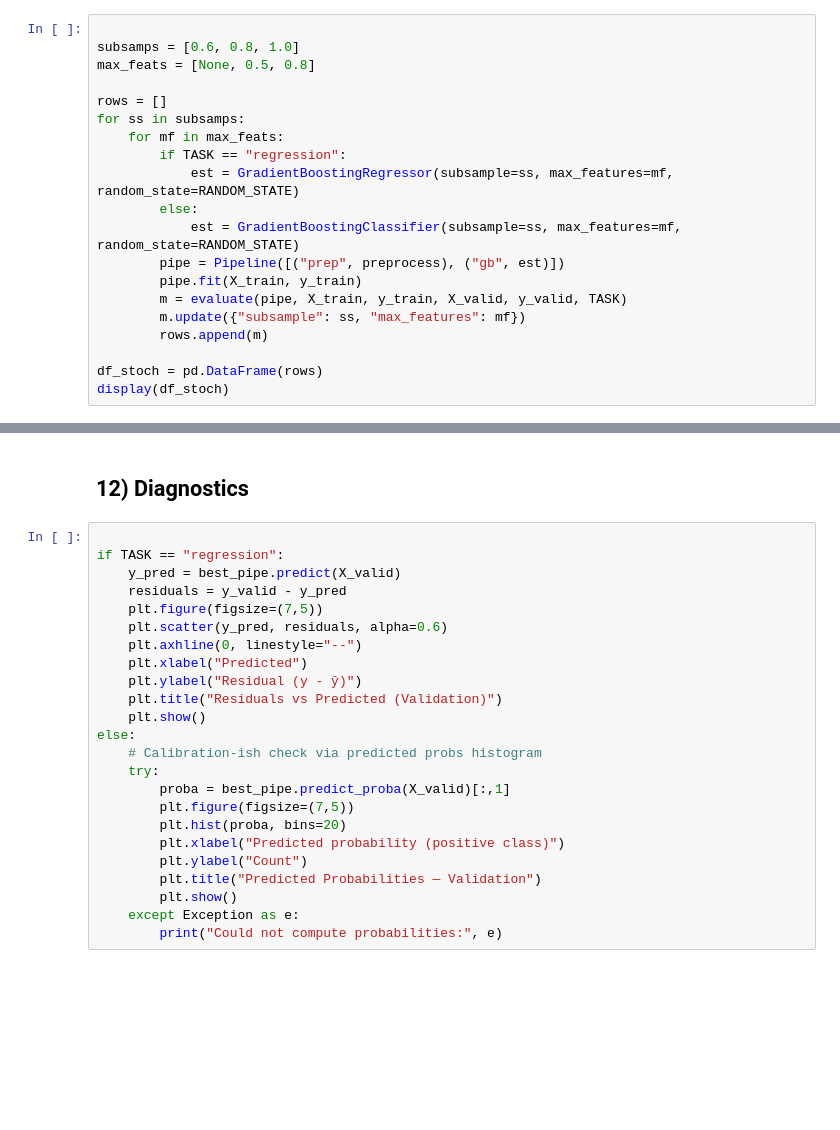
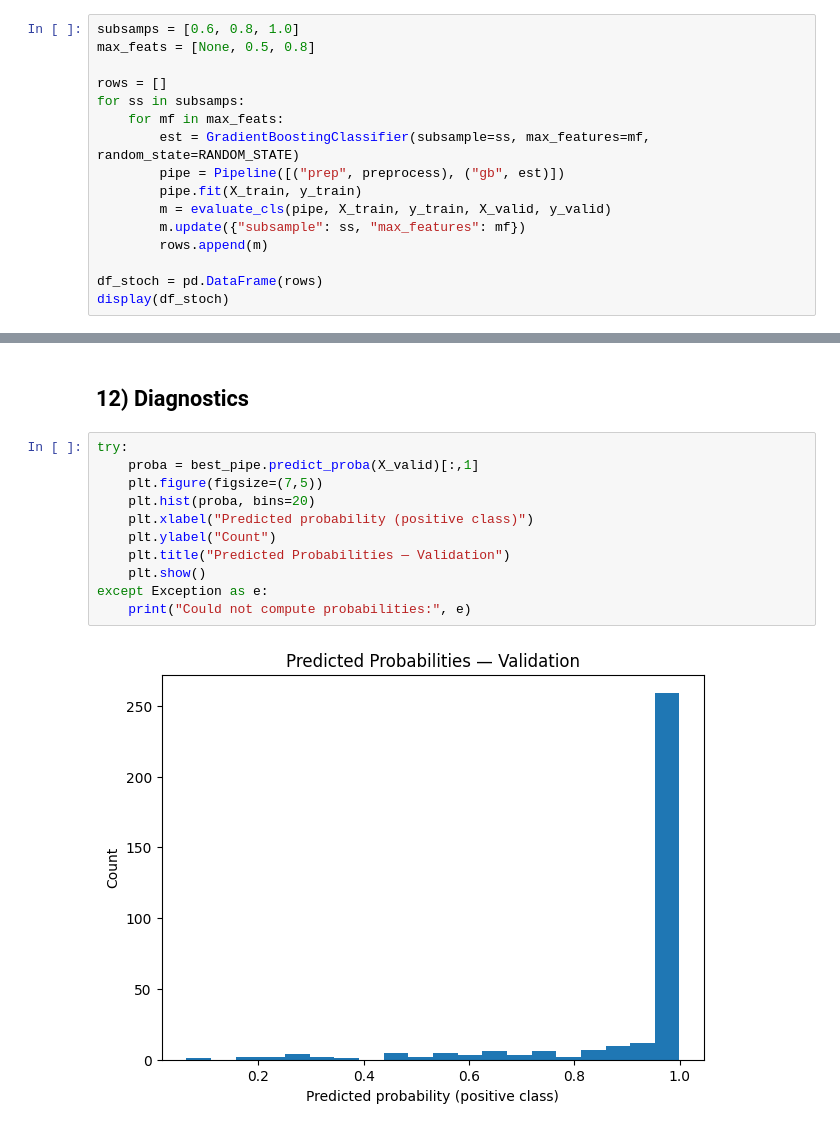
Before and after one commit to auwineza/OMDS-ModC-Week9-Uwineza-Annick, a Jupyter notebook: OMDS - ModC - Week9- Uwineza - Annick.ipynb, the cells around one changed output, grey strips where cells are left out. Drawn from its saved outputs; the diff is of its cells as text; blank space fills up the shorter version.

```diff
--- a/OMDS - ModC - Week9- Uwineza - Annick.ipynb
+++ b/OMDS - ModC - Week9- Uwineza - Annick.ipynb
@@ -253,20 +250,16 @@ else:
 # %% [markdown]
 ## 8) Stochastic Gradient Boosting (subsample, max_features)
 # %%
-
 subsamps = [0.6, 0.8, 1.0]
 max_feats = [None, 0.5, 0.8]
 
 rows = []
 for ss in subsamps:
     for mf in max_feats:
-        if TASK == "regression":
-            est = GradientBoostingRegressor(subsample=ss, max_features=mf, random_state=RANDOM_STATE)
-        else:
-            est = GradientBoostingClassifier(subsample=ss, max_features=mf, random_state=RANDOM_STATE)
+        est = GradientBoostingClassifier(subsample=ss, max_features=mf, random_state=RANDOM_STATE)
         pipe = Pipeline([("prep", preprocess), ("gb", est)])
         pipe.fit(X_train, y_train)
-        m = evaluate(pipe, X_train, y_train, X_valid, y_valid, TASK)
+        m = evaluate_cls(pipe, X_train, y_train, X_valid, y_valid)
         m.update({"subsample": ss, "max_features": mf})
         rows.append(m)
 
@@ -369,26 +380,15 @@ plt.show()
 # %% [markdown]
 ## 12) Diagnostics
 # %%
-
-if TASK == "regression":
-    y_pred = best_pipe.predict(X_valid)
-    residuals = y_valid - y_pred
+try:
+    proba = best_pipe.predict_proba(X_valid)[:,1]
     plt.figure(figsize=(7,5))
-    plt.scatter(y_pred, residuals, alpha=0.6)
-    plt.axhline(0, linestyle="--")
-    plt.xlabel("Predicted")
-    plt.ylabel("Residual (y - ŷ)")
-    plt.title("Residuals vs Predicted (Validation)")
+    plt.hist(proba, bins=20)
+    plt.xlabel("Predicted probability (positive class)")
+    plt.ylabel("Count")
+    plt.title("Predicted Probabilities — Validation")
     plt.show()
-else:
-    # Calibration-ish check via predicted probs histogram
-    try:
-        proba = best_pipe.predict_proba(X_valid)[:,1]
-        plt.figure(figsize=(7,5))
-        plt.hist(proba, bins=20)
-        plt.xlabel("Predicted probability (positive class)")
-        plt.ylabel("Count")
-        plt.title("Predicted Probabilities — Validation")
-        plt.show()
-    except Exception as e:
-        print("Could not compute probabilities:", e)
+except Exception as e:
+    print("Could not compute probabilities:", e)
+# %% [output]
+[figure, added]
```
Also changed, not shown: parts of 32 cells of this notebook.
